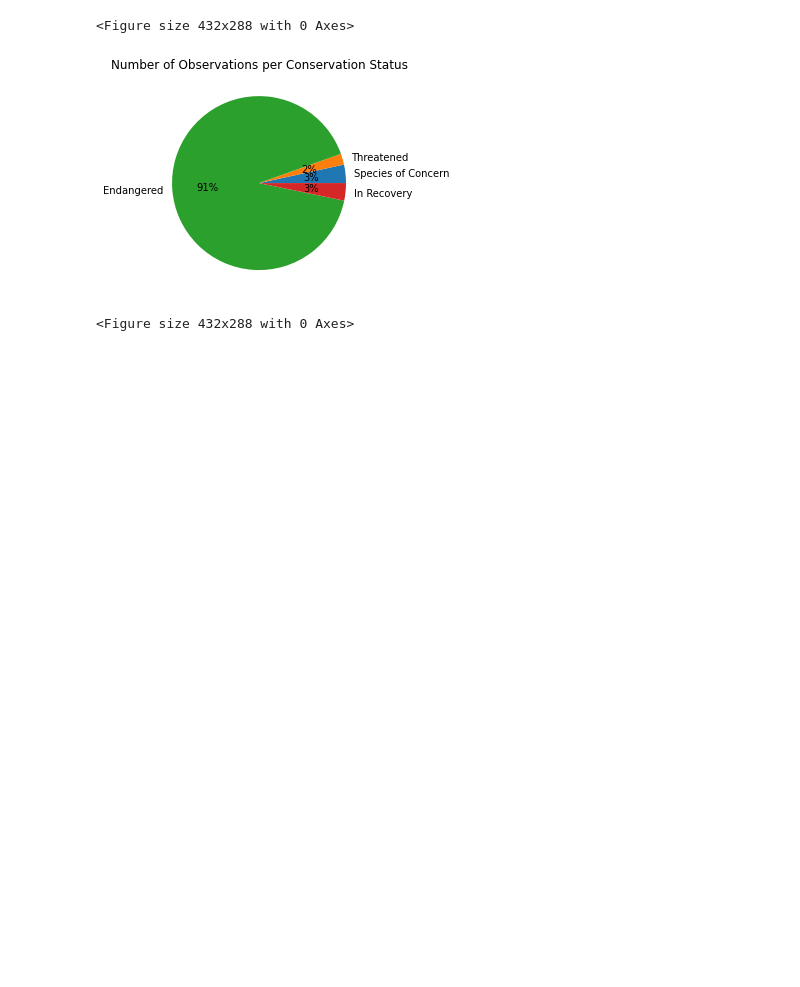
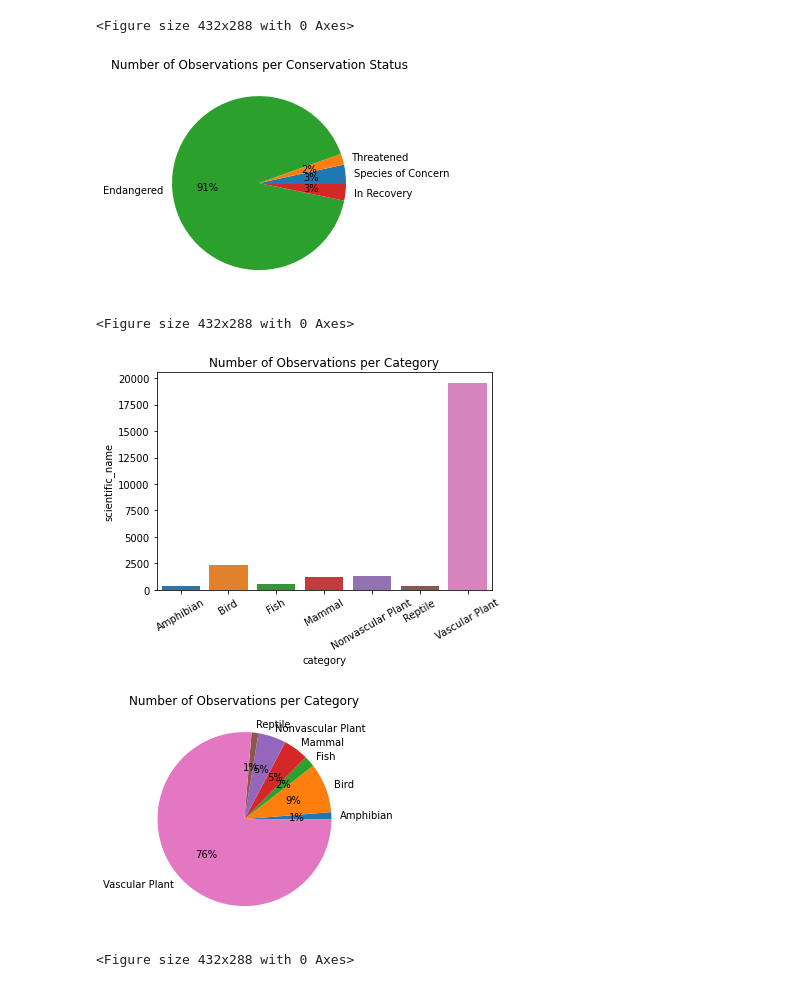
Before and after one commit to Rodrigo-Flores/biodiversity-national-parks, a Jupyter notebook: biodiversity_analysis.ipynb, the cells around one changed output. Cells and saved outputs as stored; diff of their text form; code cells hidden in the pictures; blank space fills up the shorter version.

```diff
--- a/biodiversity_analysis.ipynb
+++ b/biodiversity_analysis.ipynb
@@ -107,3 +102,22 @@ plt.clf()
 # %% [output]
 [figure]
 <Figure size 432x288 with 0 Axes>
+# %%
+category_data = full_data.groupby('category').count().reset_index()
+# print(category_data)
+sns.barplot(x="category", y="scientific_name", data=category_data)
+plt.subplot().set_title('Number of Observations per Category')
+plt.subplot().set_facecolor('white')
+plt.xticks(rotation=30)
+plt.show()
+plt.clf()
+
+plt.pie(category_data.observations, labels=category_data.category, autopct='%1.0f%%')
+plt.subplot().set_title('Number of Observations per Category')
+plt.subplot().set_facecolor('white')
+plt.show()
+plt.clf()
+# %% [output]
+[figure, added]
+[figure, added]
+<Figure size 432x288 with 0 Axes>
```
Also changed, not shown: parts of 1 cell of this notebook.
